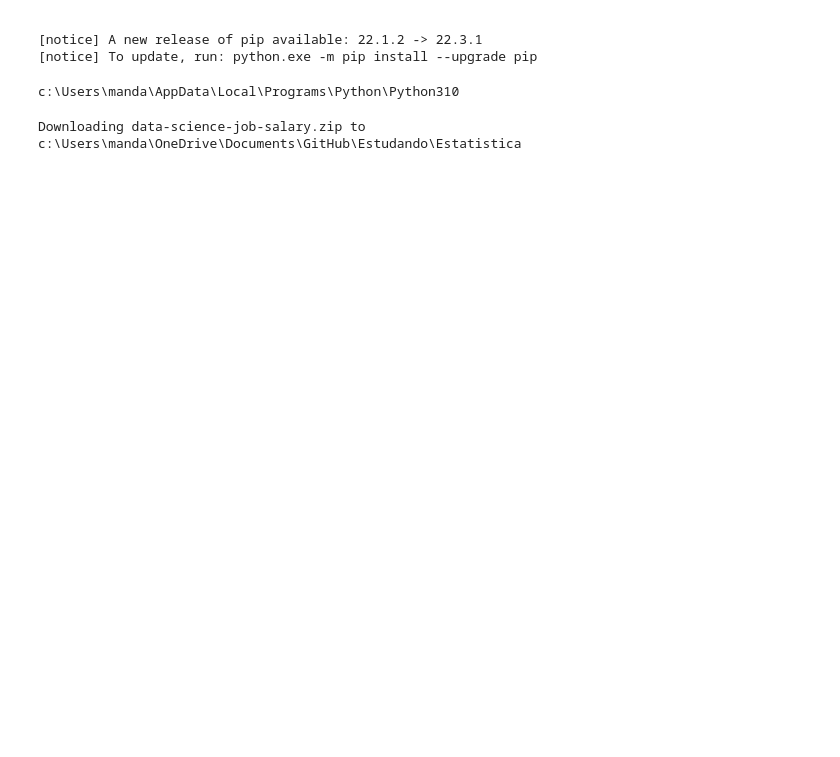
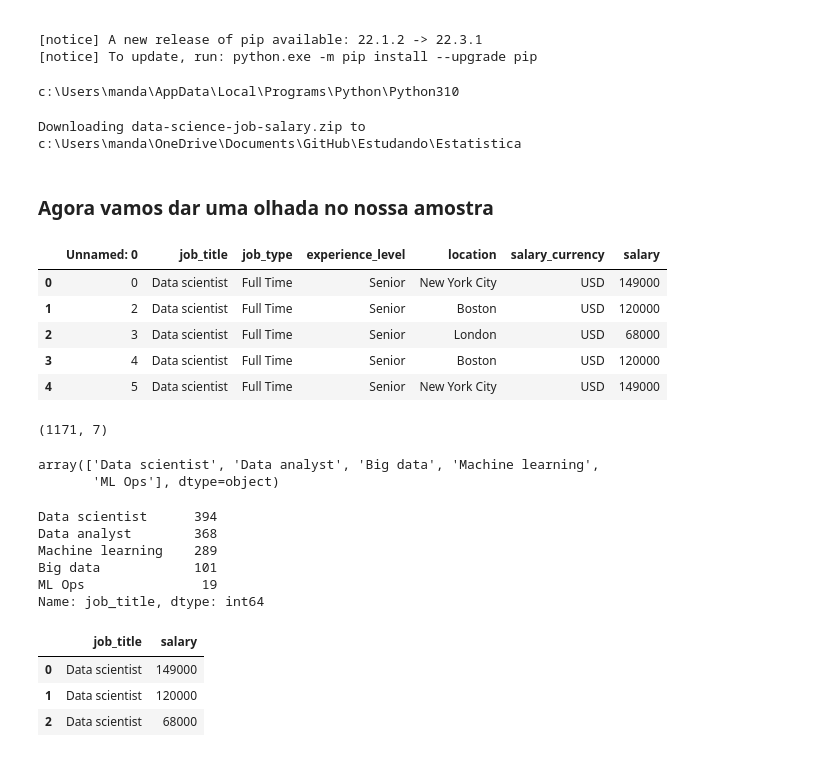
Before and after one commit to kauebr/Estudando, a Jupyter notebook: Estatistica/Criando e analisando um BOXPLOT.ipynb, the cells around one changed output. Drawn from its saved outputs; the diff is of its cells as text; code cells hidden in the pictures; blank space fills up the shorter version.

```diff
--- a/Estatistica/Criando e analisando um BOXPLOT.ipynb
+++ b/Estatistica/Criando e analisando um BOXPLOT.ipynb
@@ -53,0 +64,38 @@ Downloading data-science-job-salary.zip to c:\Users\manda\OneDrive\Documents\Git
+# %% [markdown]
+### Agora vamos dar uma olhada no nossa amostra
+# %%
+df.head()
+# %% [output]
+|  | Unnamed: 0 | job_title | job_type | experience_level | location | salary_currency | salary |
+| 0 | 0 | Data scientist | Full Time | Senior | New York City | USD | 149000 |
+| 1 | 2 | Data scientist | Full Time | Senior | Boston | USD | 120000 |
+| 2 | 3 | Data scientist | Full Time | Senior | London | USD | 68000 |
+| 3 | 4 | Data scientist | Full Time | Senior | Boston | USD | 120000 |
+| 4 | 5 | Data scientist | Full Time | Senior | New York City | USD | 149000 |
+# %%
+df.shape
+# %% [output]
+(1171, 7)
+# %%
+df['job_title'].unique()
+# %% [output]
+array(['Data scientist', 'Data analyst', 'Big data', 'Machine learning',
+       'ML Ops'], dtype=object)
+# %%
+df['job_title'].value_counts()
+# %% [output]
+Data scientist      394
+Data analyst        368
+Machine learning    289
+Big data            101
+ML Ops               19
+Name: job_title, dtype: int64
+# %%
+# Tornando nossa amostra univariável
+df = df[['job_title','salary']]
+df.head(3)
+# %% [output]
+|  | job_title | salary |
+| 0 | Data scientist | 149000 |
+| 1 | Data scientist | 120000 |
+| 2 | Data scientist | 68000 |
```
Also changed, not shown: parts of 17 cells of this notebook, 1 other file.
